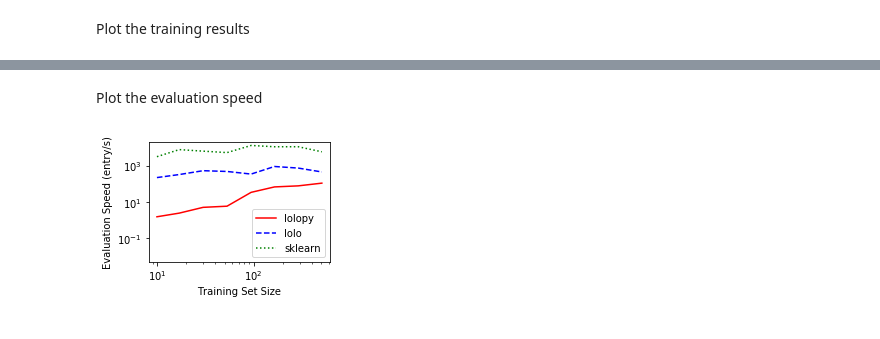
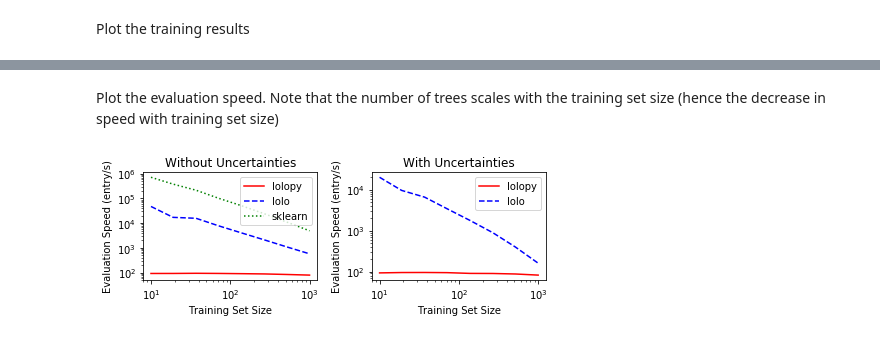
Before and after one commit to CitrineInformatics/lolo, a Jupyter notebook: python/examples/profile/scaling-test.ipynb, the cells around one changed output, grey strips where cells are left out. Cells and saved outputs as stored; diff of their text form; code cells hidden in the pictures.

Commit message:
Updated scaling test to measure run performance w/o uncertainties

```diff
--- a/python/examples/profile/scaling-test.ipynb
+++ b/python/examples/profile/scaling-test.ipynb
@@ -43,3 +57,5 @@ Training set size: (506, 13)
+# %%
+y = data['e_form'].values
 # %% [markdown]
 Make a function to run the scala benchmark
 # %%
@@ -50,17 +66,17 @@ def get_scala_timings(X, y, X_run):
         X, y (ndarray): Training dataset
         X_run (ndarray): Dataset to evaluate
     Returns:
-        train, apply (float): Training and uncertainty evaluation times
+        train, expected, uncertainty (float): Training time, expected and uncertainty evaluation times
     """
     np.savetxt('train.csv', np.hstack((X, y[:, None])), delimiter=',')
     np.savetxt('run.csv', np.hstack((X_run, np.zeros((len(X_run), 1)))), delimiter=',')
-    p = Popen('scala -cp ../../../target/lolo-1.0.2.jar scala-benchmark.scala train.csv run.csv', stdout=PIPE,
+    p = Popen('scala -J-Xmx8g -cp ../../../target/lolo-1.0.2.jar scala-benchmark.scala train.csv run.csv', stdout=PIPE,
          stderr=PIPE, shell=True)
+
     result = p.stdout.read().decode()
-    train, apply = result.split(",")
-    return float(train), float(apply)
+    return map(float, result.split(','))
 # %%
-scala_train, scala_apply = get_scala_timings(X, y, X)
+scala_train, scala_expect, scala_uncert = get_scala_timings(X, y, X)
 # %%
 print('Lolo train time:', scala_train)
 # %% [output]
@@ -127,9 +143,10 @@ for n in tqdm(np.logspace(1, np.log10(len(X)), 8, dtype=int)):
     y_n = y[:n]
 
     # Time using lolo via Scala
-    scala_train, scala_apply = get_scala_timings(X_n, y_n, X)
+    scala_train, scala_expect, scala_uncert = get_scala_timings(X_n, y_n, X)
     r['scala_train'] = scala_train
-    r['scala_apply'] = scala_apply
+    r['scala_apply'] = scala_expect
+    r['scala_apply_wuncert'] = scala_expect + scala_uncert
 
     # Time using lolo via lolopy
     model = RandomForestRegressor(num_trees=int(n))
@@ -137,7 +154,8 @@ for n in tqdm(np.logspace(1, np.log10(len(X)), 8, dtype=int)):
     r['lolopy_train'] = np.mean(time_function(model.fit, 16, X_n, y_n))
     r['lolopy_train_transfer'] = np.mean(time_function(model._convert_train_data, 16, X_n, y_n))
 
-    r['lolopy_apply'] = np.mean(time_function(model.predict, 16, X, return_std=True))
+    r['lolopy_apply'] = np.mean(time_function(model.predict, 16, X, return_std=False))
+    r['lolopy_apply_wuncert'] = np.mean(time_function(model.predict, 16, X, return_std=False))
     r['lolopy_apply_transfer'] = np.mean(time_function(model._convert_run_data, 16, X))
 
     # Time using RF
@@ -190,19 +206,26 @@ fig.tight_layout()
-# %% [markdown]
-Plot the evaluation speed
+# %% [markdown]
+Plot the evaluation speed. Note that the number of trees scales with the training set size (hence the decrease in speed with training set size)
 # %%
-fig, ax = plt.subplots()
+fig, axs = plt.subplots(1, 2)
 
-ax.loglog(results['n'], results['n']  / results['lolopy_apply'], 'r', label='lolopy')
-ax.loglog(results['n'], results['n'] / results['scala_apply'], 'b--', label='lolo')
-ax.loglog(results['n'], results['n'] / results['sklearn_apply'], 'g:', label='sklearn')
+# Plot results without uncertainties
+axs[0].loglog(results['n'], len(X)  / results['lolopy_apply'], 'r', label='lolopy')
+axs[0].loglog(results['n'], len(X) / results['scala_apply'], 'b--', label='lolo')
+axs[0].loglog(results['n'], len(X) / results['sklearn_apply'], 'g:', label='sklearn')
+axs[0].set_title('Without Uncertainties')
 
-ax.set_ylim(0.005, max(ax.get_ylim()))
+# Plot results with uncertainities
+axs[1].loglog(results['n'], len(X)  / results['lolopy_apply_wuncert'], 'r', label='lolopy')
+axs[1].loglog(results['n'], len(X) / results['scala_apply_wuncert'], 'b--', label='lolo')
+axs[1].set_title('With Uncertainties')
 
-ax.set_xlabel('Training Set Size')
-ax.set_ylabel('Evaluation Speed (entry/s)')
+for ax in axs:
 
-ax.legend()
-fig.set_size_inches(3.5, 2.5)
+    ax.set_xlabel('Training Set Size')
+    ax.set_ylabel('Evaluation Speed (entry/s)')
+
+    ax.legend()
+fig.set_size_inches(6.5, 2.5)
 fig.tight_layout()
 # %% [output]
-[figure, old version]
+[figure, new version]
```
Also changed, not shown: parts of 21 cells of this notebook, 1 other file.
